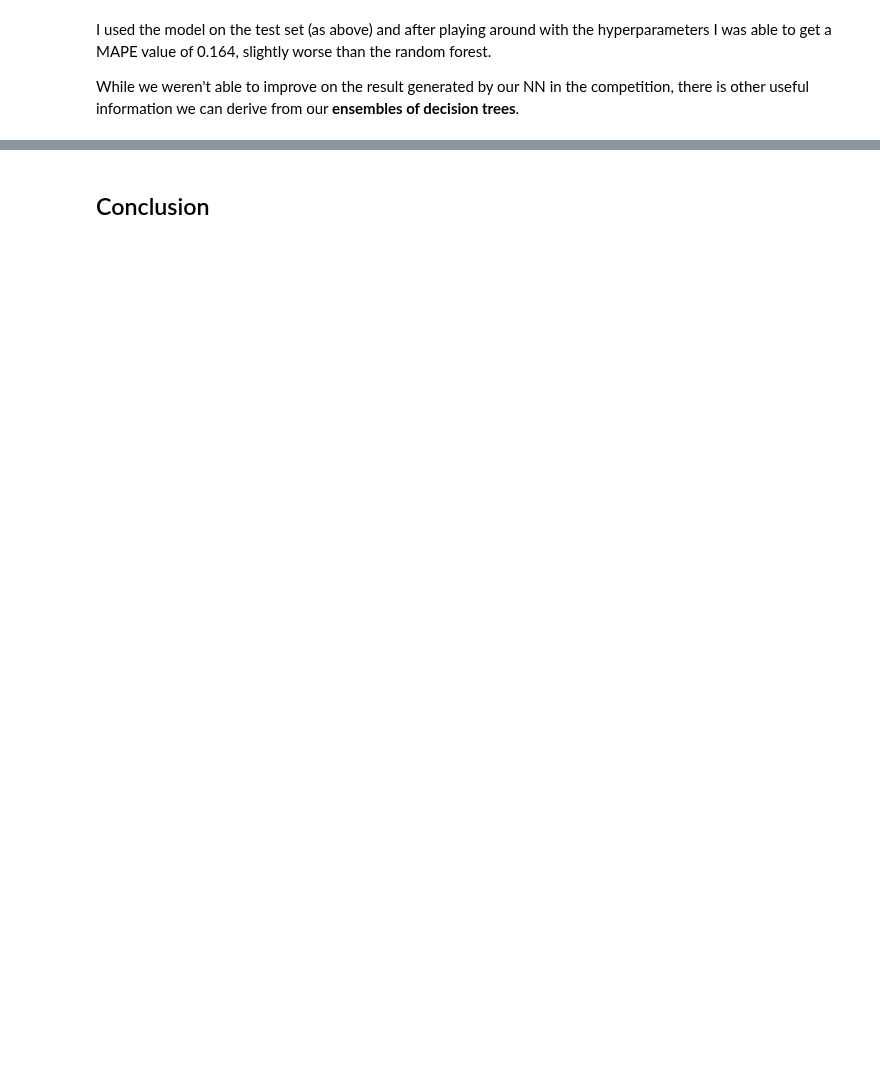
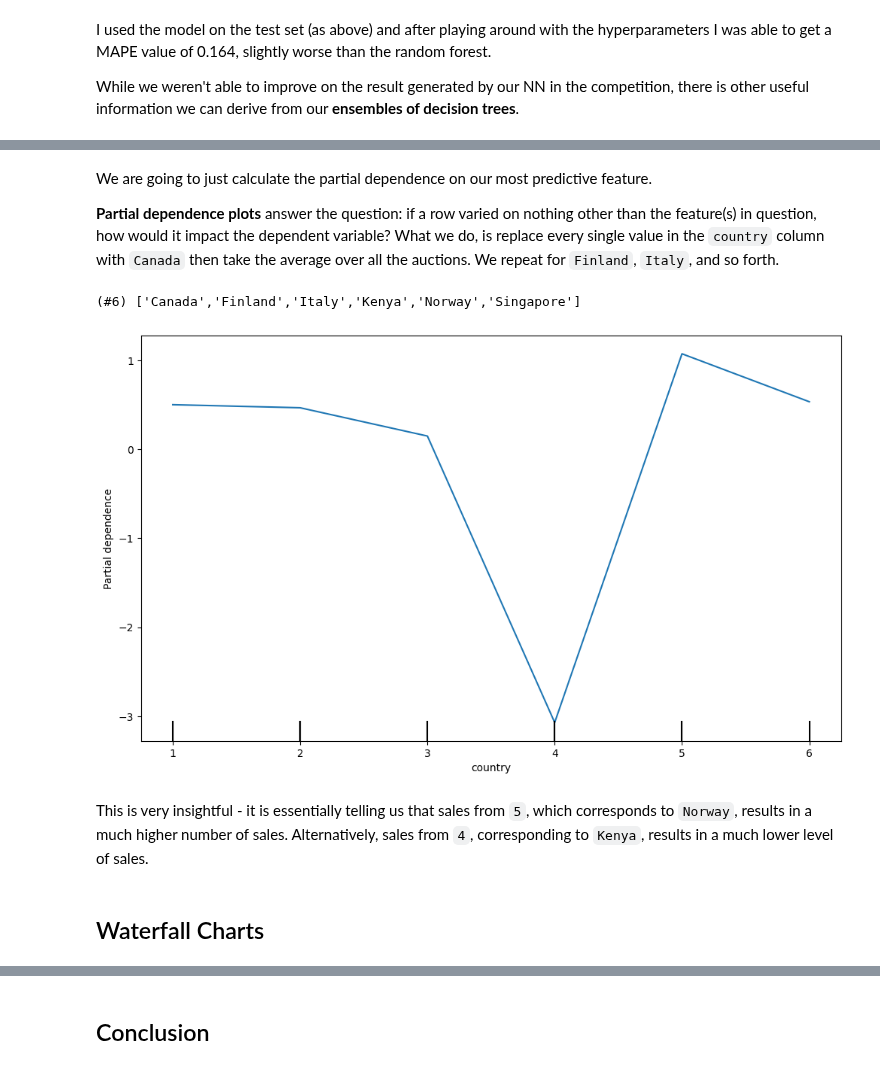
Before and after one commit to frank-895/machine_learning_journey, a Jupyter notebook: gradient_boosting_machine/gbm.ipynb, the cells around one changed output, grey strips where cells are left out. Drawn from its saved outputs; the diff is of its cells as text; code cells hidden in the pictures; blank space fills up the shorter version.

```diff
--- a/gradient_boosting_machine/gbm.ipynb
+++ b/gradient_boosting_machine/gbm.ipynb
@@ -222,0 +362,22 @@ While we weren't able to improve on the result generated by our NN in the compet
+# %% [markdown]
+We are going to just calculate the partial dependence on our most predictive feature.
+
+**Partial dependence plots** answer the question: if a row varied on nothing other than the feature(s) in question, how would it impact the dependent variable? What we do, is replace every single value in the `country` column with `Canada` then take the average over all the auctions. We repeat for `Finland`, `Italy`, and so forth.
+# %%
+c
+# %% [output]
+(#6) ['Canada','Finland','Italy','Kenya','Norway','Singapore']
+# %%
+from sklearn.inspection import PartialDependenceDisplay
+
+fig, ax = plt.subplots(figsize=(12, 7))
+
+PartialDependenceDisplay.from_estimator(gbm2, valid_xs_imp, ['country'], ax=ax)
+
+plt.show()
+# %% [output]
+[figure, added]
+# %% [markdown]
+This is very insightful - it is essentially telling us that sales from `5`, which corresponds to `Norway`, results in a much higher number of sales. Alternatively, sales from `4`, corresponding to `Kenya`, results in a much lower level of sales.
+# %% [markdown]
+## Waterfall Charts
```
Also changed, not shown: parts of 50 cells of this notebook.
